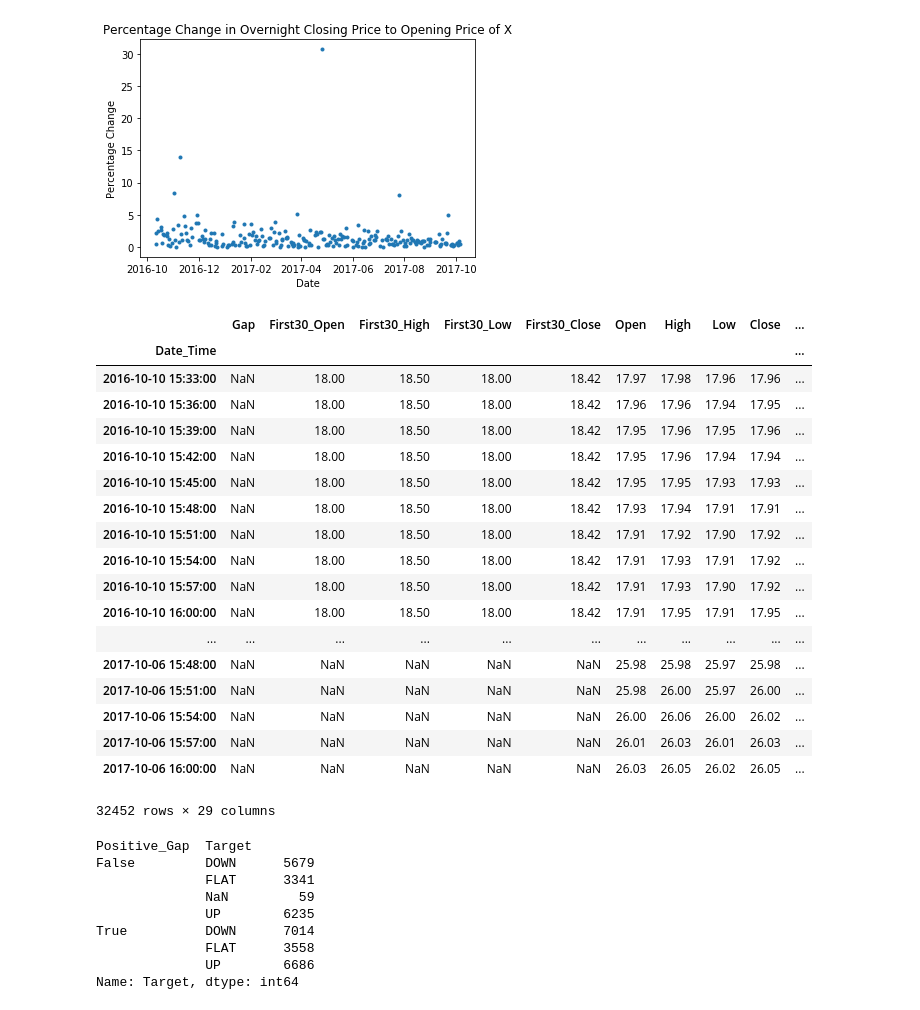
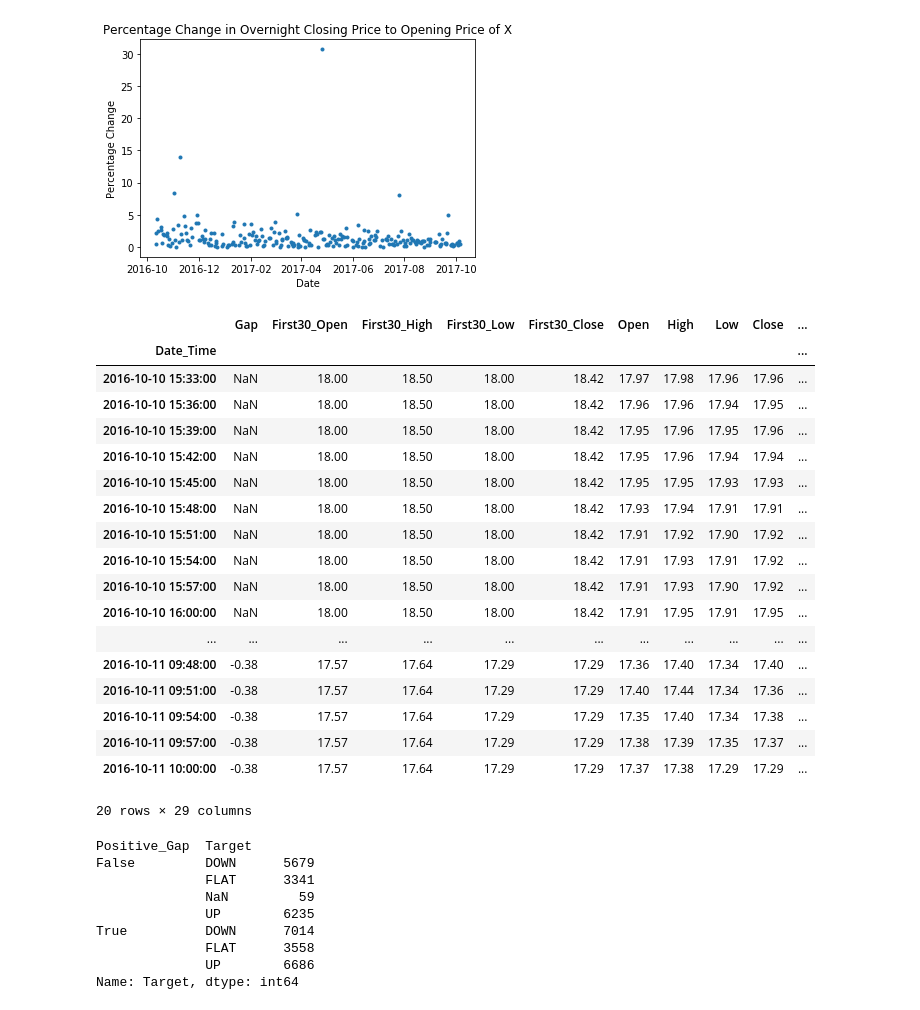
Before and after one commit to zarak/Xrules, a Jupyter notebook: notebooks/Rules.ipynb, the cells around one changed output. Saved outputs shown, nothing was run; the diff lists cells and outputs as text; code cells hidden in the pictures.

```diff
--- a/notebooks/Rules.ipynb
+++ b/notebooks/Rules.ipynb
@@ -348,27 +342,27 @@ Text(0.5,1,'Percentage Change in Overnight Closing Price to Opening Price of X')
 # %%
 # Add the summary of the dataframe with the first 30 minutes
 df_with_first30_summary = first30_with_gap.asfreq('3T', method='ffill').join(df, how='right')
-df_with_first30_summary[120:]
+df_with_first30_summary[120:140]
 # %% [output]
 |  | Gap | First30_Open | First30_High | First30_Low | First30_Close | Open | High | Low | Close | ... |
 | Date_Time |  |  |  |  |  |  |  |  |  | ... |
 | 2016-10-10 15:33:00 | NaN | 18.00 | 18.50 | 18.00 | 18.42 | 17.97 | 17.98 | 17.96 | 17.96 | ... |
 | 2016-10-10 15:36:00 | NaN | 18.00 | 18.50 | 18.00 | 18.42 | 17.96 | 17.96 | 17.94 | 17.95 | ... |
 | 2016-10-10 15:39:00 | NaN | 18.00 | 18.50 | 18.00 | 18.42 | 17.95 | 17.96 | 17.95 | 17.96 | ... |
 | 2016-10-10 15:42:00 | NaN | 18.00 | 18.50 | 18.00 | 18.42 | 17.95 | 17.96 | 17.94 | 17.94 | ... |
 | 2016-10-10 15:45:00 | NaN | 18.00 | 18.50 | 18.00 | 18.42 | 17.95 | 17.95 | 17.93 | 17.93 | ... |
 | 2016-10-10 15:48:00 | NaN | 18.00 | 18.50 | 18.00 | 18.42 | 17.93 | 17.94 | 17.91 | 17.91 | ... |
 | 2016-10-10 15:51:00 | NaN | 18.00 | 18.50 | 18.00 | 18.42 | 17.91 | 17.92 | 17.90 | 17.92 | ... |
 | 2016-10-10 15:54:00 | NaN | 18.00 | 18.50 | 18.00 | 18.42 | 17.91 | 17.93 | 17.91 | 17.92 | ... |
 | 2016-10-10 15:57:00 | NaN | 18.00 | 18.50 | 18.00 | 18.42 | 17.91 | 17.93 | 17.90 | 17.92 | ... |
 | 2016-10-10 16:00:00 | NaN | 18.00 | 18.50 | 18.00 | 18.42 | 17.91 | 17.95 | 17.91 | 17.95 | ... |
 | ... | ... | ... | ... | ... | ... | ... | ... | ... | ... | ... |
-| 2017-10-06 15:48:00 | NaN | NaN | NaN | NaN | NaN | 25.98 | 25.98 | 25.97 | 25.98 | ... |
-| 2017-10-06 15:51:00 | NaN | NaN | NaN | NaN | NaN | 25.98 | 26.00 | 25.97 | 26.00 | ... |
-| 2017-10-06 15:54:00 | NaN | NaN | NaN | NaN | NaN | 26.00 | 26.06 | 26.00 | 26.02 | ... |
-| 2017-10-06 15:57:00 | NaN | NaN | NaN | NaN | NaN | 26.01 | 26.03 | 26.01 | 26.03 | ... |
-| 2017-10-06 16:00:00 | NaN | NaN | NaN | NaN | NaN | 26.03 | 26.05 | 26.02 | 26.05 | ... |
+| 2016-10-11 09:48:00 | -0.38 | 17.57 | 17.64 | 17.29 | 17.29 | 17.36 | 17.40 | 17.34 | 17.40 | ... |
+| 2016-10-11 09:51:00 | -0.38 | 17.57 | 17.64 | 17.29 | 17.29 | 17.40 | 17.44 | 17.34 | 17.36 | ... |
+| 2016-10-11 09:54:00 | -0.38 | 17.57 | 17.64 | 17.29 | 17.29 | 17.35 | 17.40 | 17.34 | 17.38 | ... |
+| 2016-10-11 09:57:00 | -0.38 | 17.57 | 17.64 | 17.29 | 17.29 | 17.38 | 17.39 | 17.35 | 17.37 | ... |
+| 2016-10-11 10:00:00 | -0.38 | 17.57 | 17.64 | 17.29 | 17.29 | 17.37 | 17.38 | 17.29 | 17.29 | ... |
-32452 rows × 29 columns
+20 rows × 29 columns
 # %%
 df_with_first30_summary['Positive_Gap'] = df_with_first30_summary.Gap > 0
 df_with_first30_summary['Negative_Gap'] = df_with_first30_summary.Gap < 0
```
Also changed, not shown: parts of 36 cells of this notebook, 1 other file.
